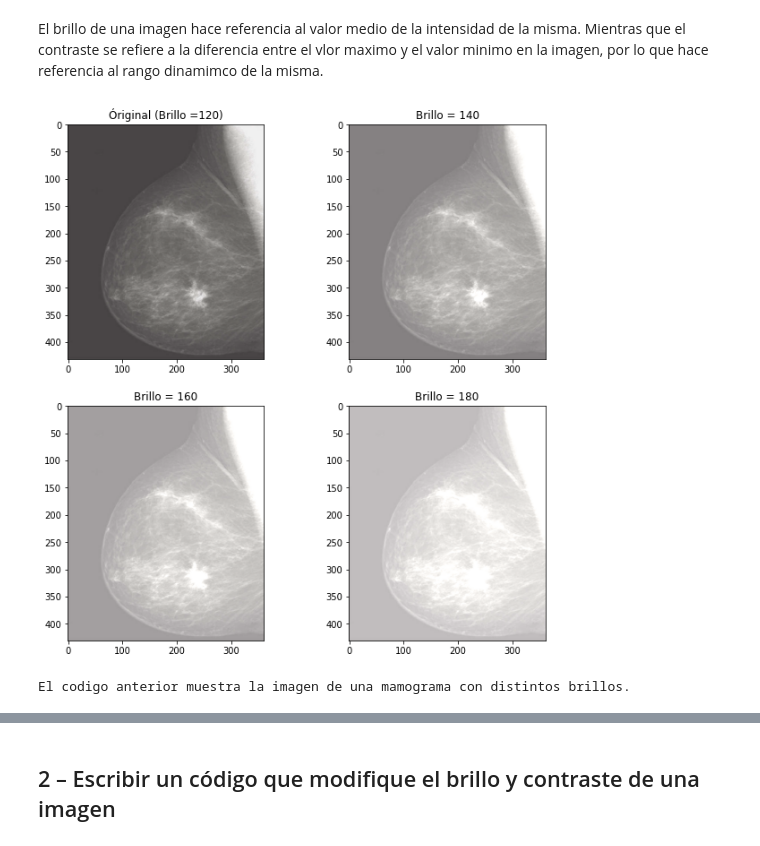
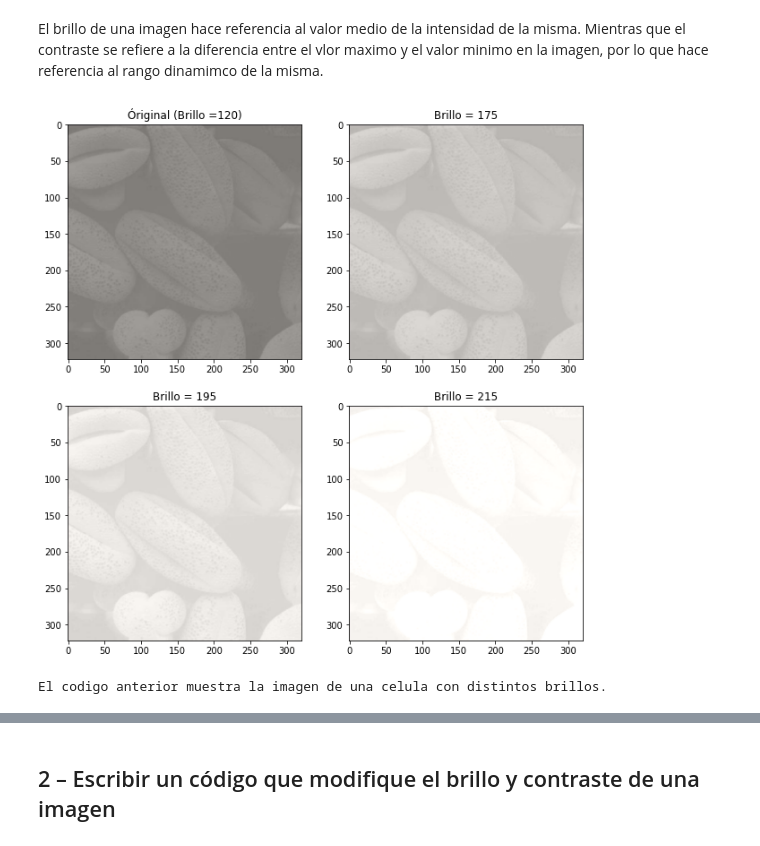
Before and after one commit to LuFernandez/imagaynes, a Jupyter notebook: Procesamiento en el dominio espacial/TpProcesamientoEspacial.ipynb, the cells around one changed output, grey strips where cells are left out. Saved outputs shown, nothing was run; the diff lists cells and outputs as text; code cells hidden in the pictures.

```diff
--- a/Procesamiento en el dominio espacial/TpProcesamientoEspacial.ipynb
+++ b/Procesamiento en el dominio espacial/TpProcesamientoEspacial.ipynb
@@ -26,7 +26,7 @@ import wget
 # %% [markdown]
 El brillo de una imagen hace referencia al valor medio de la intensidad de la misma. Mientras que el contraste se refiere a la diferencia entre el vlor maximo y el valor minimo en la imagen, por lo que hace referencia al rango dinamimco de la misma.
 # %%
-mmamogram_file = wget.download("https://tinyurl.com/y45x2x2r")
+cell_file = wget.download("https://tinyurl.com/y6qr6ozt")
 # %%
 def NegativeTransform(img):
   return 255-img
@@ -42,37 +42,37 @@ def ChangeBrightnessAndContrast(img,desired_brightness=None, desired_contrast=No
       con_mod_img   = (contrast_factor * (con_mod_img - 128) ) + 128
     con_mod_img[con_mod_img<0] = 0
     con_mod_img[con_mod_img>255] = 255
   if (desired_brightness != None):
     br_mod_img = con_mod_img + (desired_brightness - con_mod_img.mean())
   else:
     br_mod_img = con_mod_img
   result = br_mod_img.astype(int)
   result[result<0] = 0
   result[result>255] = 255
   return result
 
 
 #Original
-img = cv2.imread(mmamogram_file)
+img = cv2.imread(cell_file)
 fig_img = plt.figure(figsize=(8,8))
 plt.subplots_adjust(top = 1, bottom = 0, right = 1, left = 0, hspace = 0.2, wspace = 0.2)
 fig_img.add_subplot(2,2,1)
 plt.title('Óriginal (Brillo =120)')
 plt.imshow(img)
 
 initial_brightness = img.mean()
 for i in range(2,5):
   fig_img.add_subplot(2,2,i)
   plt.title('Brillo = ' + str(int(initial_brightness + i*20)))
   plt.imshow( ChangeBrightnessAndContrast(img,desired_brightness=initial_brightness + i*30) )
 
 
 
 plt.show()
-print("\nEl codigo anterior muestra la imagen de una mamograma con distintos brillos.")
+print("\nEl codigo anterior muestra la imagen de una celula con distintos brillos.")
 # %% [output]
-[figure, old version]
+[figure, new version]
-El codigo anterior muestra la imagen de una mamograma con distintos brillos.
+El codigo anterior muestra la imagen de una celula con distintos brillos.
 # %%
 #Original
 fig_img = plt.figure(figsize=(9,9))
```
Also changed, not shown: parts of 12 cells of this notebook.
